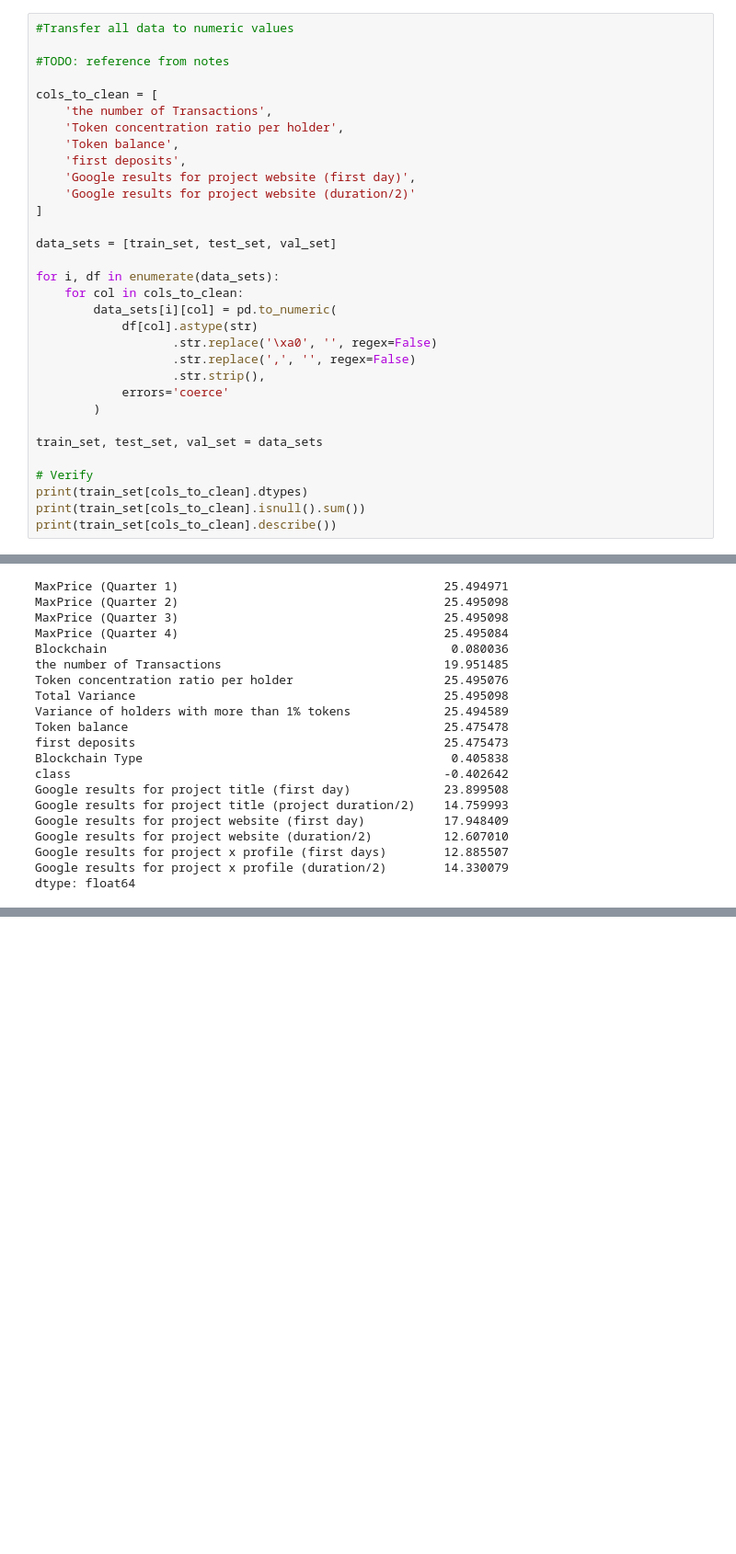
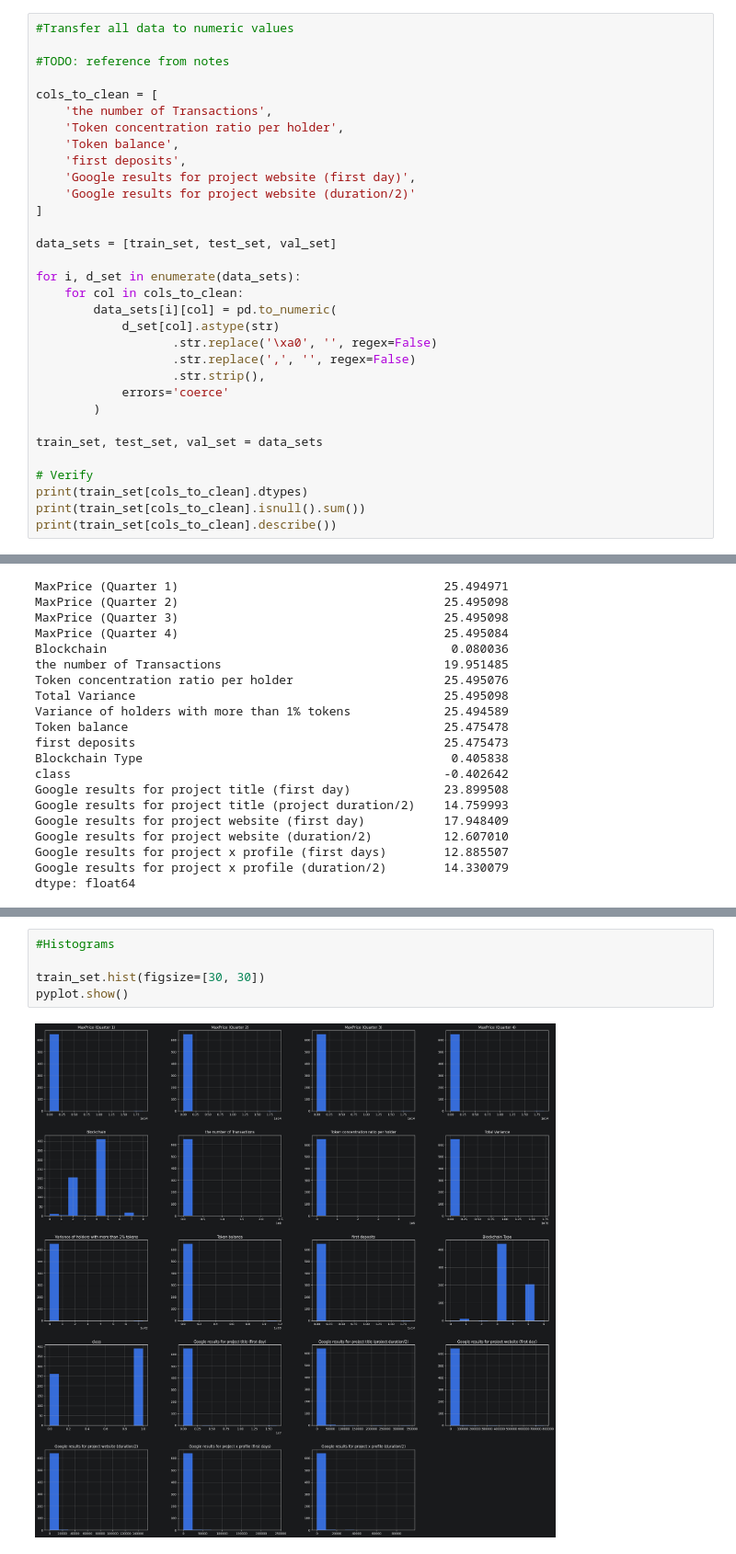
Before and after one commit to Luero/ML_RugPull_Detector, a Jupyter notebook: TM-RugPull initial analysis.ipynb, the cells around one changed output, grey strips where cells are left out. Shown at 92% size. Cells and saved outputs as stored; diff of their text form; blank space fills up the shorter version.

Commit message:
Visualisation of data

```diff
--- a/TM-RugPull initial analysis.ipynb
+++ b/TM-RugPull initial analysis.ipynb
@@ -171,10 +217,10 @@ cols_to_clean = [
 
 data_sets = [train_set, test_set, val_set]
 
-for i, df in enumerate(data_sets):
+for i, d_set in enumerate(data_sets):
     for col in cols_to_clean:
         data_sets[i][col] = pd.to_numeric(
-            df[col].astype(str)
+            d_set[col].astype(str)
                    .str.replace('\xa0', '', regex=False)
                    .str.replace(',', '', regex=False)
                    .str.strip(),
@@ -234,0 +283,7 @@ dtype: float64
+# %%
+#Histograms
+
+train_set.hist(figsize=[30, 30])
+pyplot.show()
+# %% [output]
+[figure, added]
```
Also changed, not shown: parts of 9 cells of this notebook.
